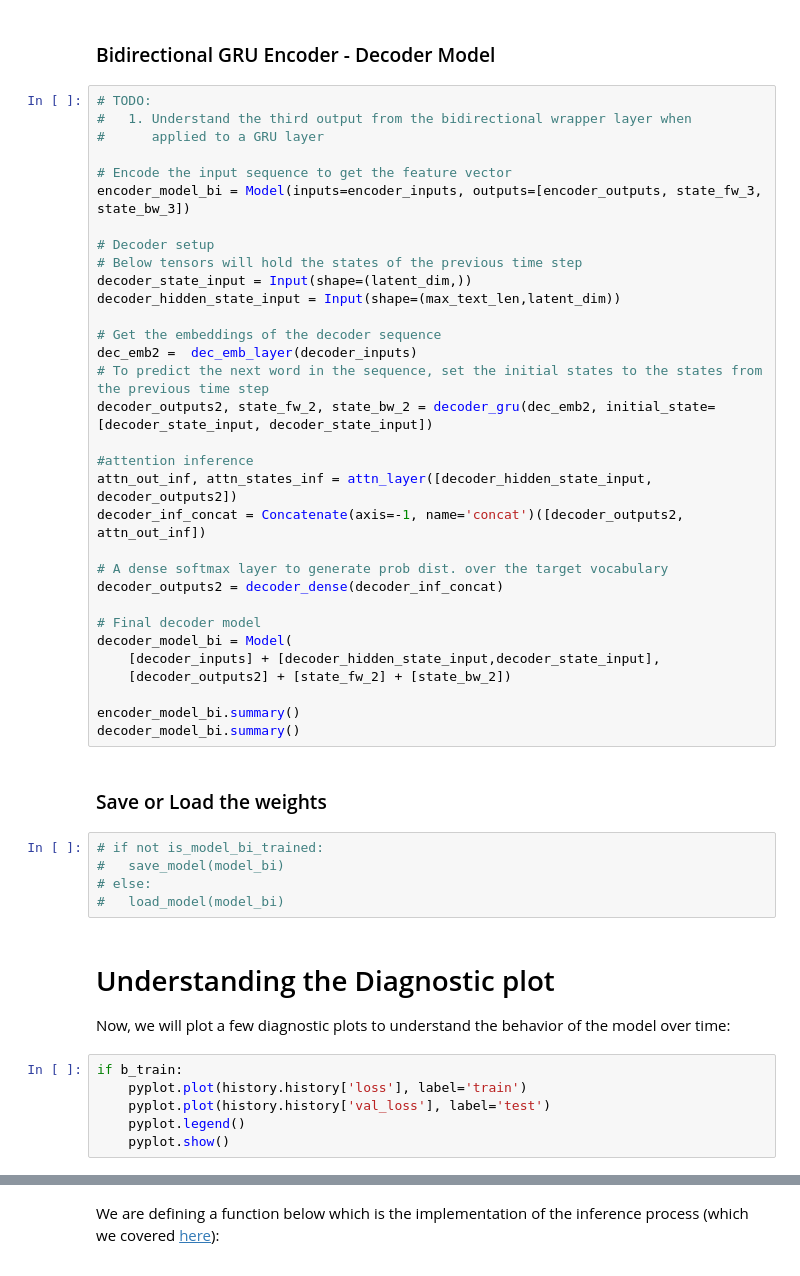
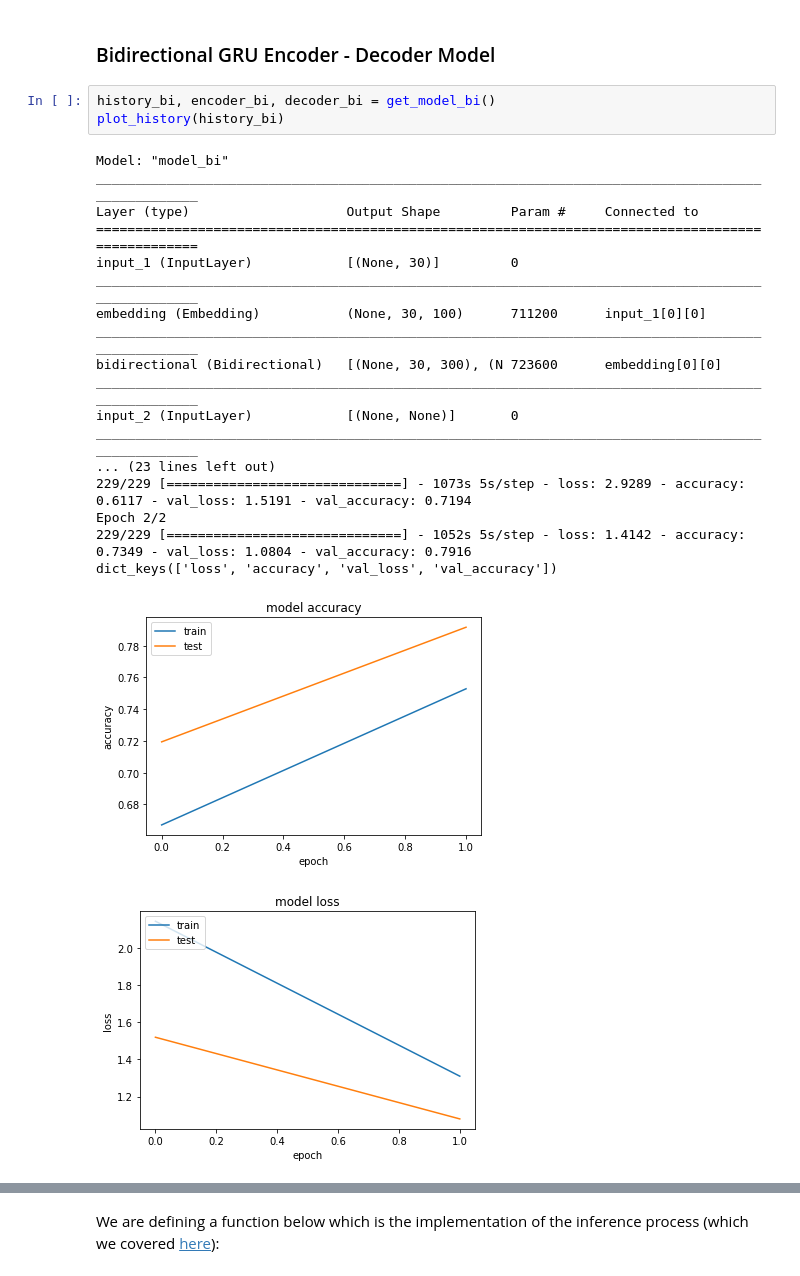
Before and after one commit to rirolli/summarize_net, a Jupyter notebook: jupyter/How_to_build_own_text_summarizer_using_deep_learning.ipynb, the cells around one changed output, grey strips where cells are left out. Drawn from its saved outputs; the diff is of its cells as text.

```diff
--- a/jupyter/How_to_build_own_text_summarizer_using_deep_learning.ipynb
+++ b/jupyter/How_to_build_own_text_summarizer_using_deep_learning.ipynb
@@ -785,51 +1074,25 @@ if not is_model_bi_trained:
 # %% [markdown]
 ### Bidirectional GRU Encoder - Decoder Model
-# %%
-# TODO:
-#   1. Understand the third output from the bidirectional wrapper layer when
-#      applied to a GRU layer
-
-# Encode the input sequence to get the feature vector
-encoder_model_bi = Model(inputs=encoder_inputs, outputs=[encoder_outputs, state_fw_3, state_bw_3])
-
-# Decoder setup
-# Below tensors will hold the states of the previous time step
-decoder_state_input = Input(shape=(latent_dim,))
-decoder_hidden_state_input = Input(shape=(max_text_len,latent_dim))
-
-# Get the embeddings of the decoder sequence
-dec_emb2 =  dec_emb_layer(decoder_inputs)
-# To predict the next word in the sequence, set the initial states to the states from the previous time step
-decoder_outputs2, state_fw_2, state_bw_2 = decoder_gru(dec_emb2, initial_state=[decoder_state_input, decoder_state_input])
-
-#attention inference
-attn_out_inf, attn_states_inf = attn_layer([decoder_hidden_state_input, decoder_outputs2])
-decoder_inf_concat = Concatenate(axis=-1, name='concat')([decoder_outputs2, attn_out_inf])
-
-# A dense softmax layer to generate prob dist. over the target vocabulary
-decoder_outputs2 = decoder_dense(decoder_inf_concat)
-
-# Final decoder model
-decoder_model_bi = Model(
-    [decoder_inputs] + [decoder_hidden_state_input,decoder_state_input],
-    [decoder_outputs2] + [state_fw_2] + [state_bw_2])
-
-encoder_model_bi.summary()
-decoder_model_bi.summary()
-# %% [markdown]
-### Save or Load the weights
-# %%
-# if not is_model_bi_trained:
-#   save_model(model_bi)
-# else:
-#   load_model(model_bi)
-# %% [markdown]
-# Understanding the Diagnostic plot
-
-Now, we will plot a few diagnostic plots to understand the behavior of the model over time:
-# %%
-if b_train:
-    pyplot.plot(history.history['loss'], label='train')
-    pyplot.plot(history.history['val_loss'], label='test')
-    pyplot.legend()
-    pyplot.show()
+# %%
+history_bi, encoder_bi, decoder_bi = get_model_bi()
+plot_history(history_bi)
+# %% [output]
+Model: "model_bi"
+__________________________________________________________________________________________________
+Layer (type)                    Output Shape         Param #     Connected to
+==================================================================================================
+input_1 (InputLayer)            [(None, 30)]         0
+__________________________________________________________________________________________________
+embedding (Embedding)           (None, 30, 100)      711200      input_1[0][0]
+__________________________________________________________________________________________________
+bidirectional (Bidirectional)   [(None, 30, 300), (N 723600      embedding[0][0]
+__________________________________________________________________________________________________
+input_2 (InputLayer)            [(None, None)]       0
+__________________________________________________________________________________________________
+... (23 lines left out)
+229/229 [==============================] - 1073s 5s/step - loss: 2.9289 - accuracy: 0.6117 - val_loss: 1.5191 - val_accuracy: 0.7194
+Epoch 2/2
+229/229 [==============================] - 1052s 5s/step - loss: 1.4142 - accuracy: 0.7349 - val_loss: 1.0804 - val_accuracy: 0.7916
+dict_keys(['loss', 'accuracy', 'val_loss', 'val_accuracy'])
+[figure, added]
+[figure, added]
```
Also changed, not shown: parts of 48 cells of this notebook.
